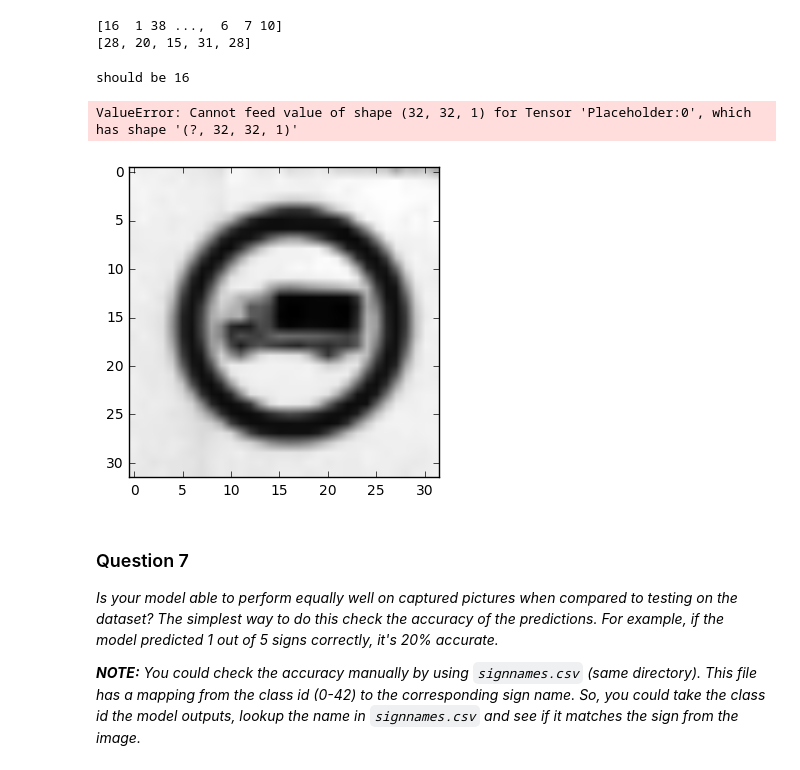
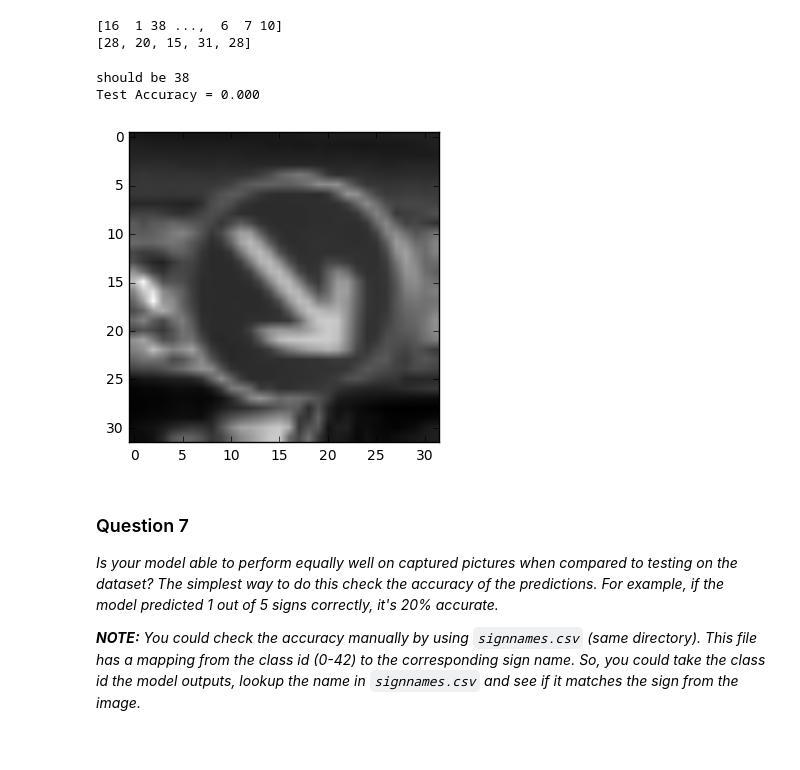
Before and after one commit to valery-nguyen/CarND-Traffic-Sign-Classifier-Project, a Jupyter notebook: Traffic_Sign_Classifier.ipynb, the cells around one changed output. Drawn from its saved outputs; the diff is of its cells as text; code cells hidden in the pictures.

```diff
--- a/Traffic_Sign_Classifier.ipynb
+++ b/Traffic_Sign_Classifier.ipynb
@@ -208,7 +208,7 @@ _Describe how you set up the training, validation and testing data for your mode
 # %%
 import tensorflow as tf
 
-EPOCHS = 150
+EPOCHS = 1
 BATCH_SIZE = 32
 # %%
 from tensorflow.contrib.layers import flatten
@@ -691,28 +1135,26 @@ print(new_y_img)
 # %%
 import tensorflow as tf
 
 #reading in an image
-i=0
+i=2
 image5 = X_test[i]
 plt.imshow(image5.squeeze(),cmap='gray')
 y_image5 = [y_test[i]]
 print("should be",y_test[i])
 
 with tf.Session() as sess:
     saver.restore(sess, tf.train.latest_checkpoint('.'))
 
     img = image5
     y_img = y_image5
     img = np.expand_dims(img, axis=0)
-    #test_accuracy1 = evaluate(img, y_img)
-    test_accuracy = evaluate(X_test[0], [16])
-    #test_accuracy = evaluate(img, [6])
+    test_accuracy = evaluate(img, y_img)
 
     print("Test Accuracy = {:.3f}".format(test_accuracy))
 # %% [output]
-should be 16
+should be 38
+Test Accuracy = 0.000
-ValueError: Cannot feed value of shape (32, 32, 1) for Tensor 'Placeholder:0', which has shape '(?, 32, 32, 1)'
-[figure, old version]
+[figure, new version]
 # %% [markdown]
 ### Question 7
 
```
Also changed, not shown: parts of 11 cells of this notebook.
